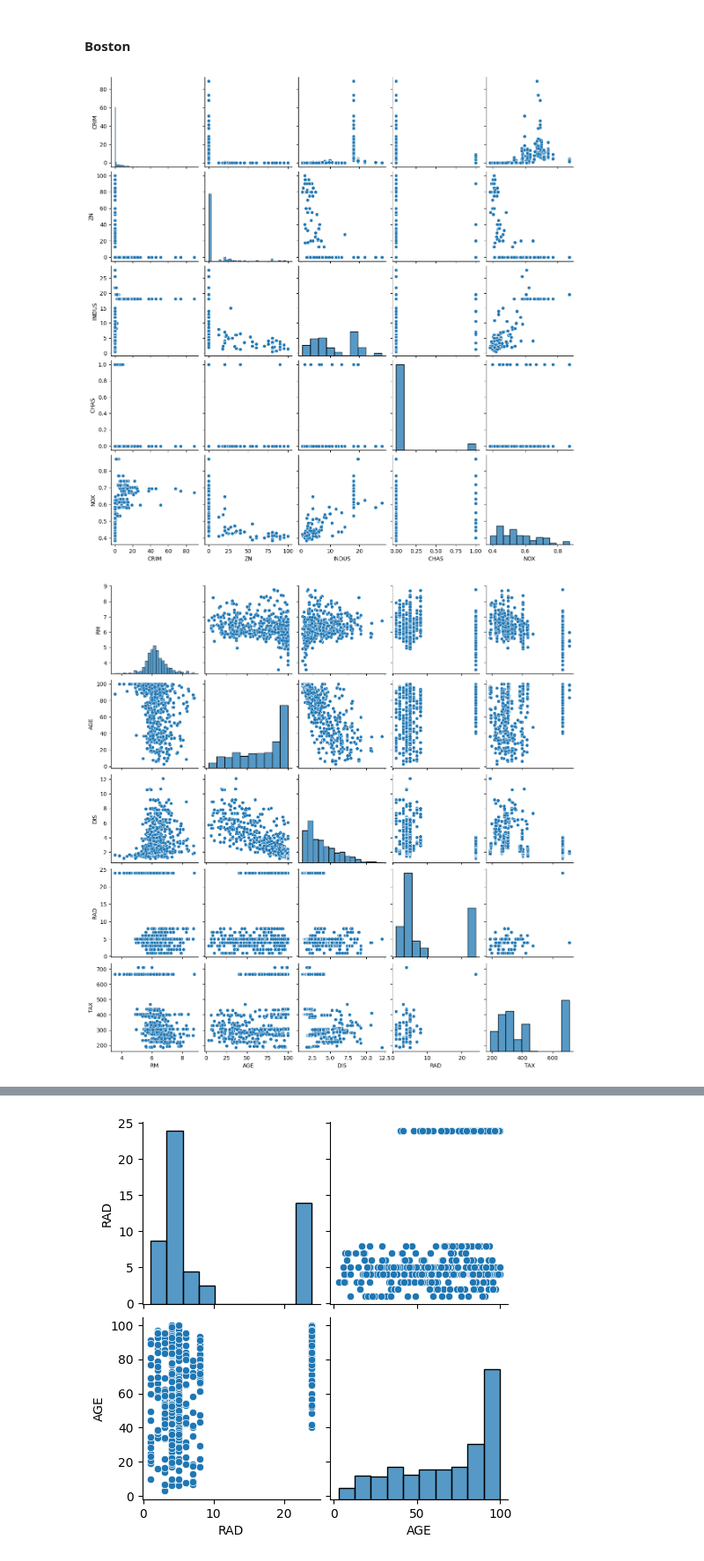
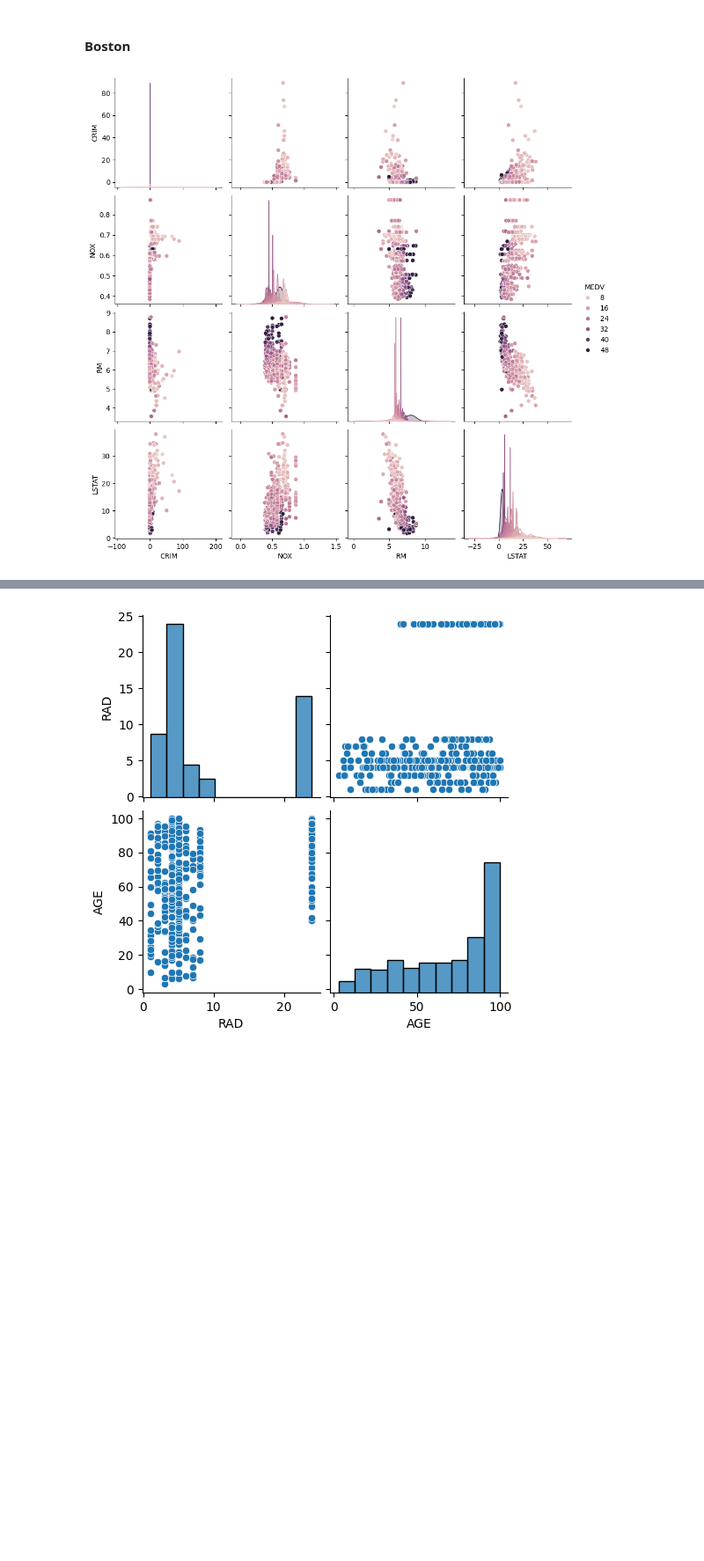
Before and after one commit to marosor/ML_Toolbox, a Jupyter notebook: Toolbox_ML_II_prueba/Final_Prueba/Toolbox_Inputs_II.ipynb, the cells around one changed output, grey strips where cells are left out. Shown at 88% size. Drawn from its saved outputs; the diff is of its cells as text; code cells hidden in the pictures; blank space fills up the shorter version.

```diff
--- a/Toolbox_ML_II_prueba/Final_Prueba/Toolbox_Inputs_II.ipynb
+++ b/Toolbox_ML_II_prueba/Final_Prueba/Toolbox_Inputs_II.ipynb
@@ -178,7 +178,6 @@ ValueError: camarote no está en el dataframe
 # %% [markdown]
 #### Boston
 # %%
-plot_features_num_classification(boston, pvalue = 0.00000001)
+plot_features_num_classification(boston, target_col= "MEDV", pvalue = 0.00000000001)
 # %% [output]
-[figure, old version]
+[figure, new version]
-[figure, removed]
```
Also changed, not shown: parts of 7 cells of this notebook, 1 other file.
